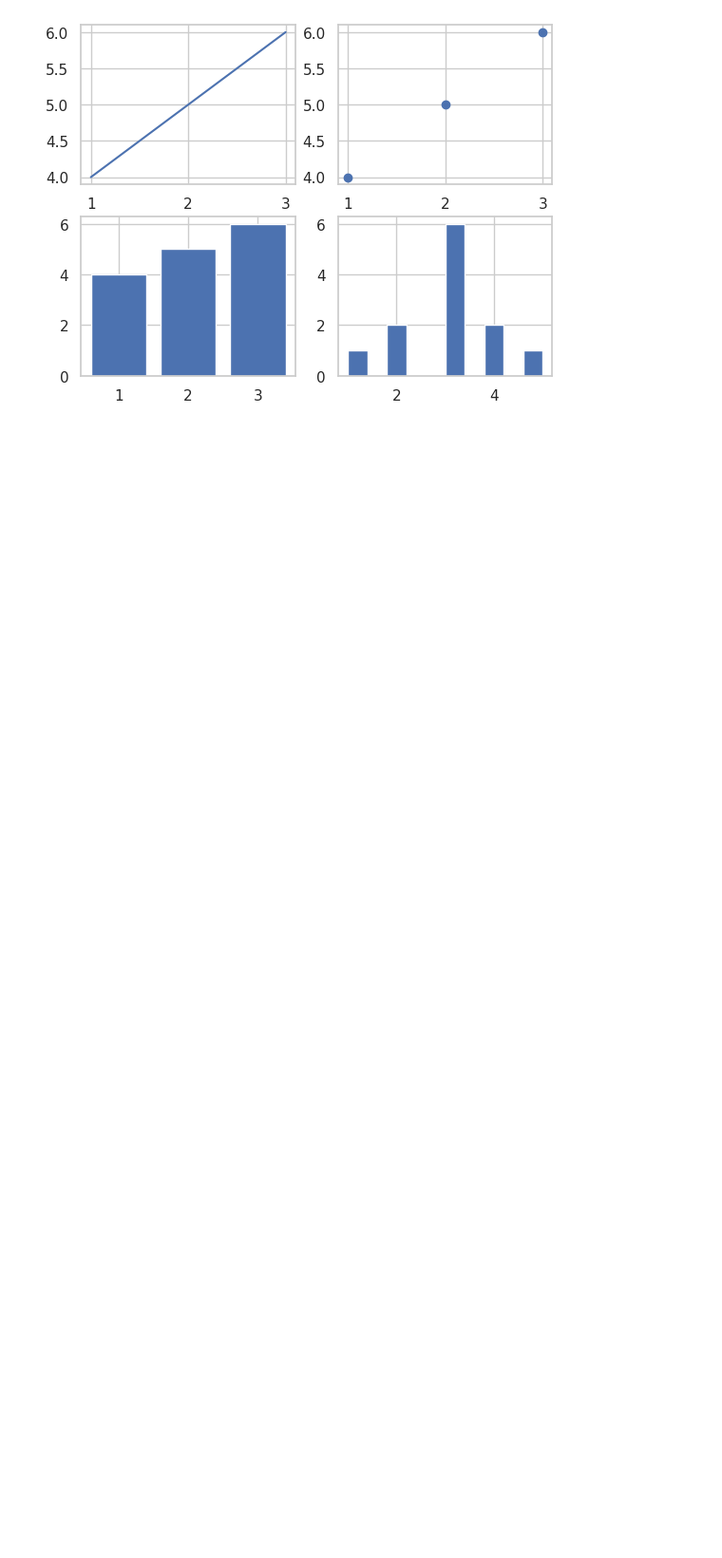
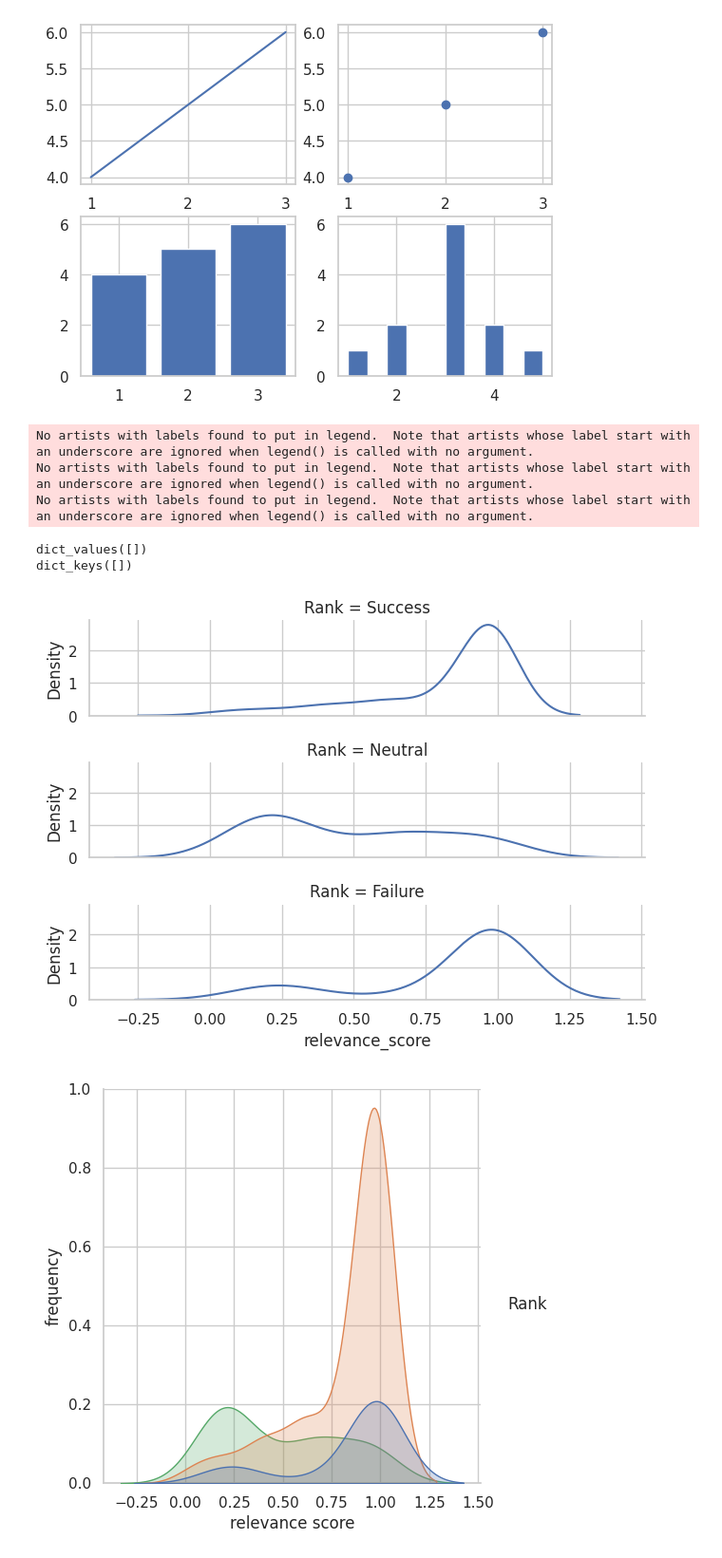
Before and after one commit to NCBI-Codeathons/mlxai-2024-team-beaumont, a Jupyter notebook: jupyter/notebooks/complete_workflow/evaluation/Eval.ipynb, the cells around one changed output. Shown at 95% size. Saved outputs shown, nothing was run; the diff lists cells and outputs as text; code cells hidden in the pictures; blank space fills up the shorter version.

Commit message:
updated Eval plots with experimental configs

```diff
--- a/jupyter/notebooks/complete_workflow/evaluation/Eval.ipynb
+++ b/jupyter/notebooks/complete_workflow/evaluation/Eval.ipynb
@@ -440,3 +419,43 @@ plt.show()
 # plt.title('Cohere Performance vs Cohere Score')
 # %% [output]
 [figure]
+# %%
+# WORK IN PROGRESS
+
+stacked_df
+ordered_ranks = stacked_df.Rank.value_counts().index
+# ignore - RS distribution > 1
+a = sns.FacetGrid(stacked_df, row="Rank", row_order=ordered_ranks,
+                  height=1.7, aspect=4,)
+a.map(sns.kdeplot, "relevance_score")
+
+b = sns.pairplot(stacked_df, hue="Rank", height=5) #palette='Set2'
+b.set(xlabel="relevance score", ylabel="frequency")
+
+c = sns.pairplot(stacked_df, hue='Rank', markers='d', size=2.5, plot_kws=
+    {
+    "s":40,
+    "alpha":1.0,
+    'lw':0.5,
+    'edgecolor':'k'
+    })
+
+print(c._legend_data.values())
+print(c._legend_data.keys())
+
+handles = c._legend_data.values()
+labels = c._legend_data.keys()
+c.fig.legend(handles=handles, labels=labels, loc='upper center', ncol=1)
+c.fig.legend(handles=handles, labels=labels, loc='lower center', ncol=3)
+c.fig.legend(handles=handles, labels=labels, loc='upper left', ncol=3)
+c.fig.subplots_adjust(top=0.92, bottom=0.08)
+
+# handles, labels = fig.get_axes()[1].get_legend_handles_labels()
+# %% [output]
+No artists with labels found to put in legend.  Note that artists whose label start with an underscore are ignored when legend() is called with no argument.
+No artists with labels found to put in legend.  Note that artists whose label start with an underscore are ignored when legend() is called with no argument.
+No artists with labels found to put in legend.  Note that artists whose label start with an underscore are ignored when legend() is called with no argument.
+dict_values([])
+dict_keys([])
+[figure, added]
+[figure, added]
```
Also changed, not shown: parts of 4 cells of this notebook.
